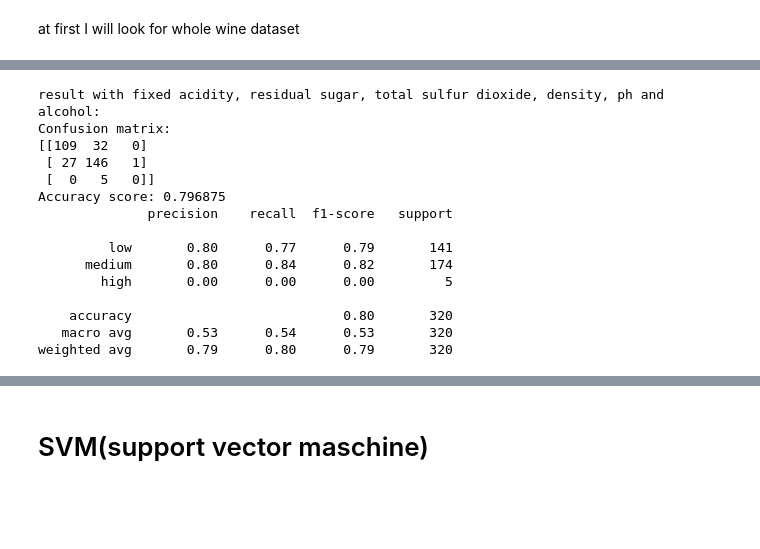
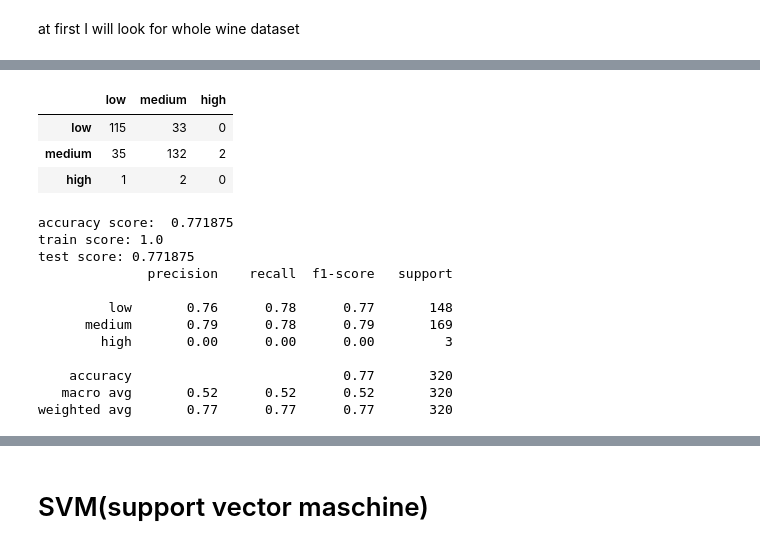
Before and after one commit to satomi26/Project-2, a Jupyter notebook: maschine_learning_modell.ipynb, the cells around one changed output, grey strips where cells are left out. Saved outputs shown, nothing was run; the diff lists cells and outputs as text; code cells hidden in the pictures; blank space fills up the shorter version.

```diff
--- a/maschine_learning_modell.ipynb
+++ b/maschine_learning_modell.ipynb
@@ -1200,37 +1528,42 @@ weighted avg       0.75      0.76      0.76       320
-# %%
-# with fixed acidity, total sulfur dioxide, residual sugar, density, pH and alcohol.
-X = df_red[["volatile acidity",  "residual sugar", "total sulfur dioxide", "density", "pH", "alcohol"]]
-y = df_red["quality_label"]
-X_train, X_test, y_train, y_test = train_test_split(X, y, test_size=0.2, random_state=42)
-
-rf = RandomForestClassifier(random_state=42)
-rf.fit(X_train, y_train)
-pred_lr = rf.predict(X_test)
-
-print("result with fixed acidity, residual sugar, total sulfur dioxide, density, ph and alcohol: ")
-print("Confusion matrix:")
-print(confusion_matrix(y_test, pred_lr))
-print("Accuracy score:", accuracy_score(y_test, pred_lr))
-print(classification_report(y_test, pred_lr, target_names=["low","medium", "high"]))
-# %% [output]
-result with fixed acidity, residual sugar, total sulfur dioxide, density, ph and alcohol:
-Confusion matrix:
-[[109  32   0]
- [ 27 146   1]
- [  0   5   0]]
-Accuracy score: 0.796875
-              precision    recall  f1-score   support
-
-         low       0.80      0.77      0.79       141
-      medium       0.80      0.84      0.82       174
-        high       0.00      0.00      0.00         5
-
-    accuracy                           0.80       320
-   macro avg       0.53      0.54      0.53       320
-weighted avg       0.79      0.80      0.79       320
 # %%
 # after last 4 models(2 for red and 2 for white), I can see volatile acidity affects more on high accuracy
 # in red wine, but for white there are no difference .003
 # red wine: 0.76 to 0.79
 # white wine: 0.789 to 0.792
+# %%
+X = df_red[["residual sugar", "density", "alcohol", "pH"]]
+y = df_red["quality_label"]
+
+X_train, X_test, y_train, y_test = train_test_split(X,y,test_size=0.2, random_state=0)
+clf = RandomForestClassifier(random_state=0)
+clf.fit(X_train, y_train)
+pred = clf.predict(X_test)
+accuracy = accuracy_score(y_test, pred)
+kappa = cohen_kappa_score(pred, y_test)
+
+labels = np.unique(y_test)
+a = confusion_matrix(y_test, pred, labels=labels)
+a = pd.DataFrame(a, index=("low","medium", "high"), columns=("low","medium", "high"))
+display(a)
+print(f"accuracy score: ",accuracy)
+print(f"train score: {clf.score(X_train, y_train)}")
+print(f"test score: {clf.score(X_test, y_test)}")
+print(classification_report(y_test, pred, target_names=["low","medium", "high"]))
+# %% [output]
+|  | low | medium | high |
+| low | 115 | 33 | 0 |
+| medium | 35 | 132 | 2 |
+| high | 1 | 2 | 0 |
+accuracy score:  0.771875
+train score: 1.0
+test score: 0.771875
+              precision    recall  f1-score   support
+
+         low       0.76      0.78      0.77       148
+      medium       0.79      0.78      0.79       169
+        high       0.00      0.00      0.00         3
+
+    accuracy                           0.77       320
+   macro avg       0.52      0.52      0.52       320
+weighted avg       0.77      0.77      0.77       320
 # %%
```
Also changed, not shown: parts of 58 cells of this notebook, 1 other file.
